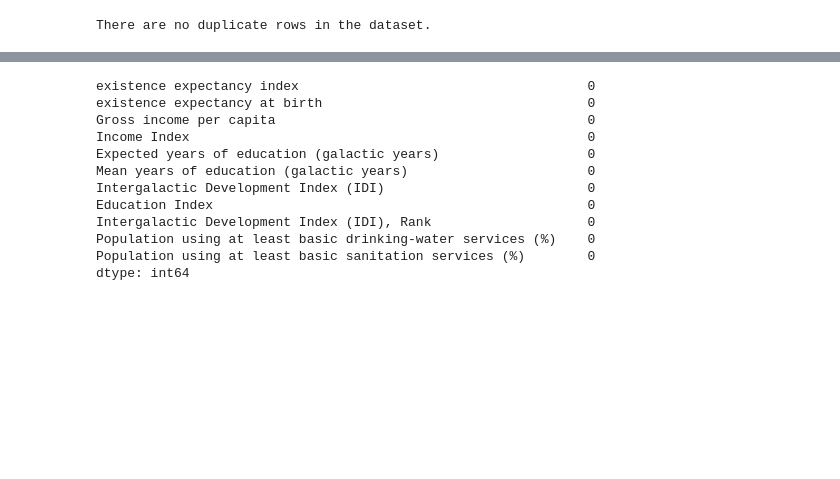
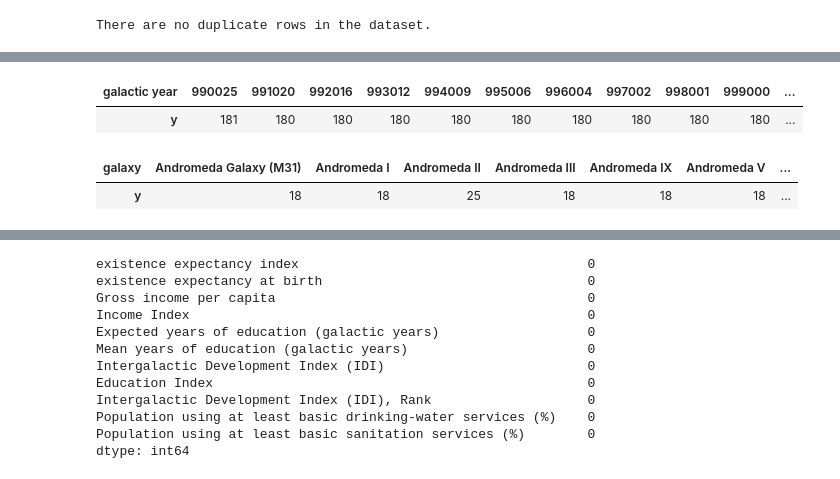
Before and after one commit to kamalzada/Python-codes, a Jupyter notebook: git_repository/Python-capstone-data2.ipynb, the cells around one changed output, grey strips where cells are left out. Saved outputs shown, nothing was run; the diff lists cells and outputs as text; code cells hidden in the pictures; blank space fills up the shorter version.

```diff
--- a/git_repository/Python-capstone-data2.ipynb
+++ b/git_repository/Python-capstone-data2.ipynb
@@ -203,0 +167,15 @@ df['galactic year'] = df['galactic year'].astype('O')
+# %%
+'''For the categorical columns,
+we'll be using Target Encoding instead of One-hot-encoding
+since the latter would cause massive Multicollinearity which is
+one of the assumptions to build a Linear Regression model
+'''
+#Checking the number of y instances per galactic year before Target Encoding
+#We discover that there's isn't a gigantic gap between the classes
+display(df.groupby('galactic year').count()['y'].to_frame().T,
+        df.groupby('galaxy').count()['y'].to_frame().T)
+# %% [output]
+| galactic year | 990025 | 991020 | 992016 | 993012 | 994009 | 995006 | 996004 | 997002 | 998001 | 999000 | ... |
+| y | 181 | 180 | 180 | 180 | 180 | 180 | 180 | 180 | 180 | 180 | ... |
+| galaxy | Andromeda Galaxy (M31) | Andromeda I | Andromeda II | Andromeda III | Andromeda IX | Andromeda V | ... |
+| y | 18 | 18 | 25 | 18 | 18 | 18 | ... |
```
Also changed, not shown: parts of 23 cells of this notebook.
